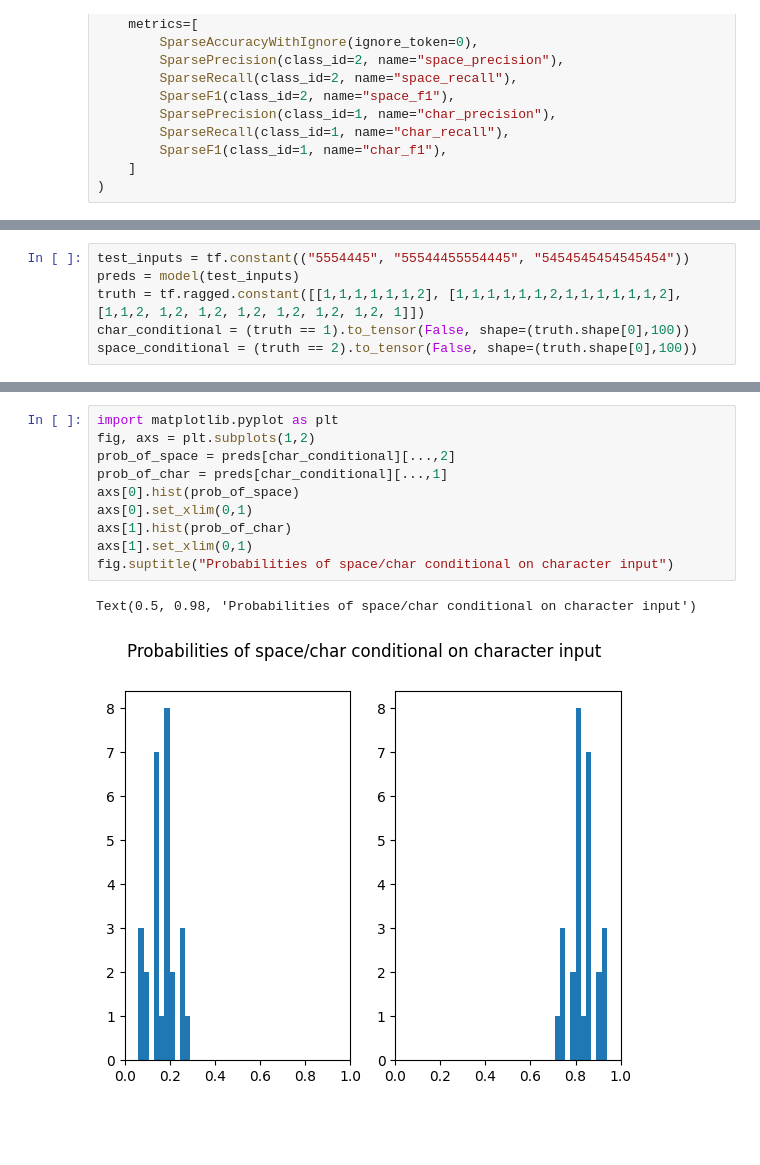
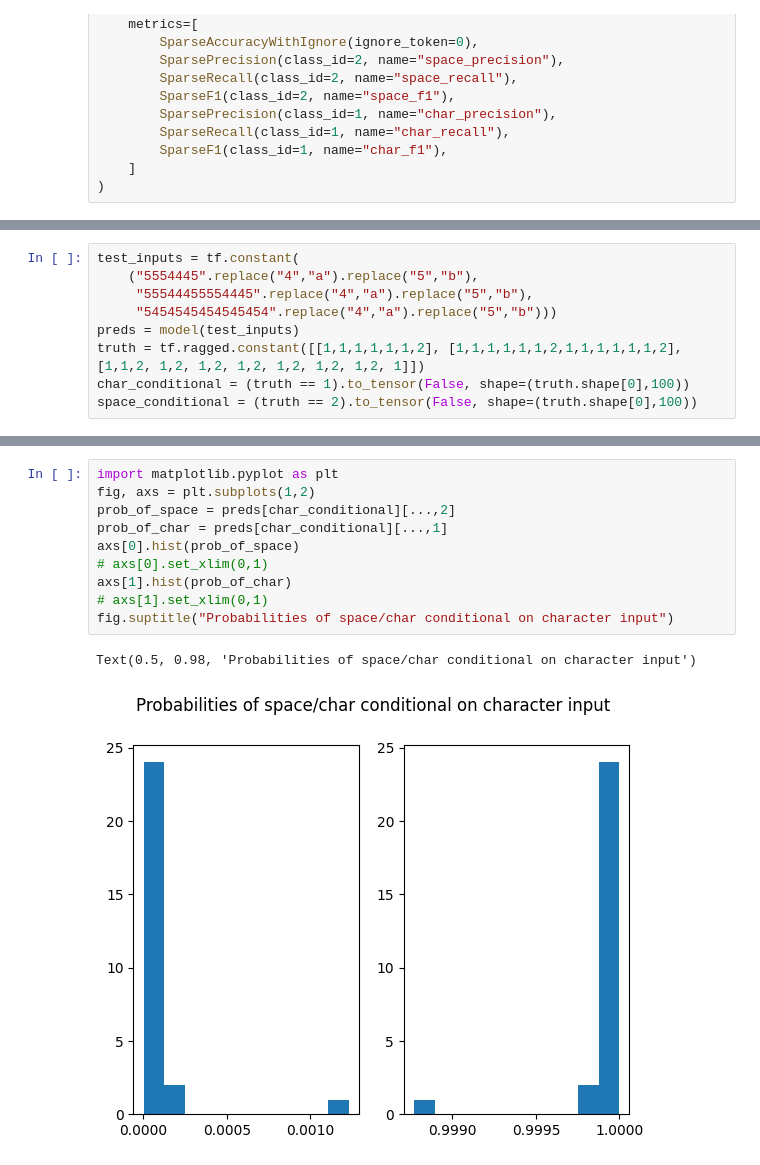
Before and after one commit to Llamrei/english-transformer-segmentation, a Jupyter notebook: PC_L_sample_train_2_letter_determinsitic_sequence_different_data_gen.ipynb, the cells around one changed output, grey strips where cells are left out. Cells and saved outputs as stored; diff of their text form; blank space fills up the shorter version.

Commit message:
Fixing test inputs analysis at end of L

```diff
--- a/PC_L_sample_train_2_letter_determinsitic_sequence_different_data_gen.ipynb
+++ b/PC_L_sample_train_2_letter_determinsitic_sequence_different_data_gen.ipynb
@@ -171,5 +174,8 @@ model.evaluate(batched_val)
 # %%
-test_inputs = tf.constant(("5554445", "55544455554445", "5454545454545454"))
+test_inputs = tf.constant(
+    ("5554445".replace("4","a").replace("5","b"),
+     "55544455554445".replace("4","a").replace("5","b"),
+     "5454545454545454".replace("4","a").replace("5","b")))
 preds = model(test_inputs)
 truth = tf.ragged.constant([[1,1,1,1,1,1,2], [1,1,1,1,1,1,2,1,1,1,1,1,1,2], [1,1,2, 1,2, 1,2, 1,2, 1,2, 1,2, 1,2, 1]])
 char_conditional = (truth == 1).to_tensor(False, shape=(truth.shape[0],100))
@@ -197,16 +203,16 @@ tf.argmax(preds, axis=-1), preds
 # %%
 import matplotlib.pyplot as plt
 fig, axs = plt.subplots(1,2)
 prob_of_space = preds[char_conditional][...,2]
 prob_of_char = preds[char_conditional][...,1]
 axs[0].hist(prob_of_space)
-axs[0].set_xlim(0,1)
+# axs[0].set_xlim(0,1)
 axs[1].hist(prob_of_char)
-axs[1].set_xlim(0,1)
+# axs[1].set_xlim(0,1)
 fig.suptitle("Probabilities of space/char conditional on character input")
 # %% [output]
 Text(0.5, 0.98, 'Probabilities of space/char conditional on character input')
-[figure, old version]
+[figure, new version]
 # %%
 fig, axs = plt.subplots(1,2)
 prob_of_space = preds[space_conditional][...,2]
```
Also changed, not shown: parts of 12 cells of this notebook.
